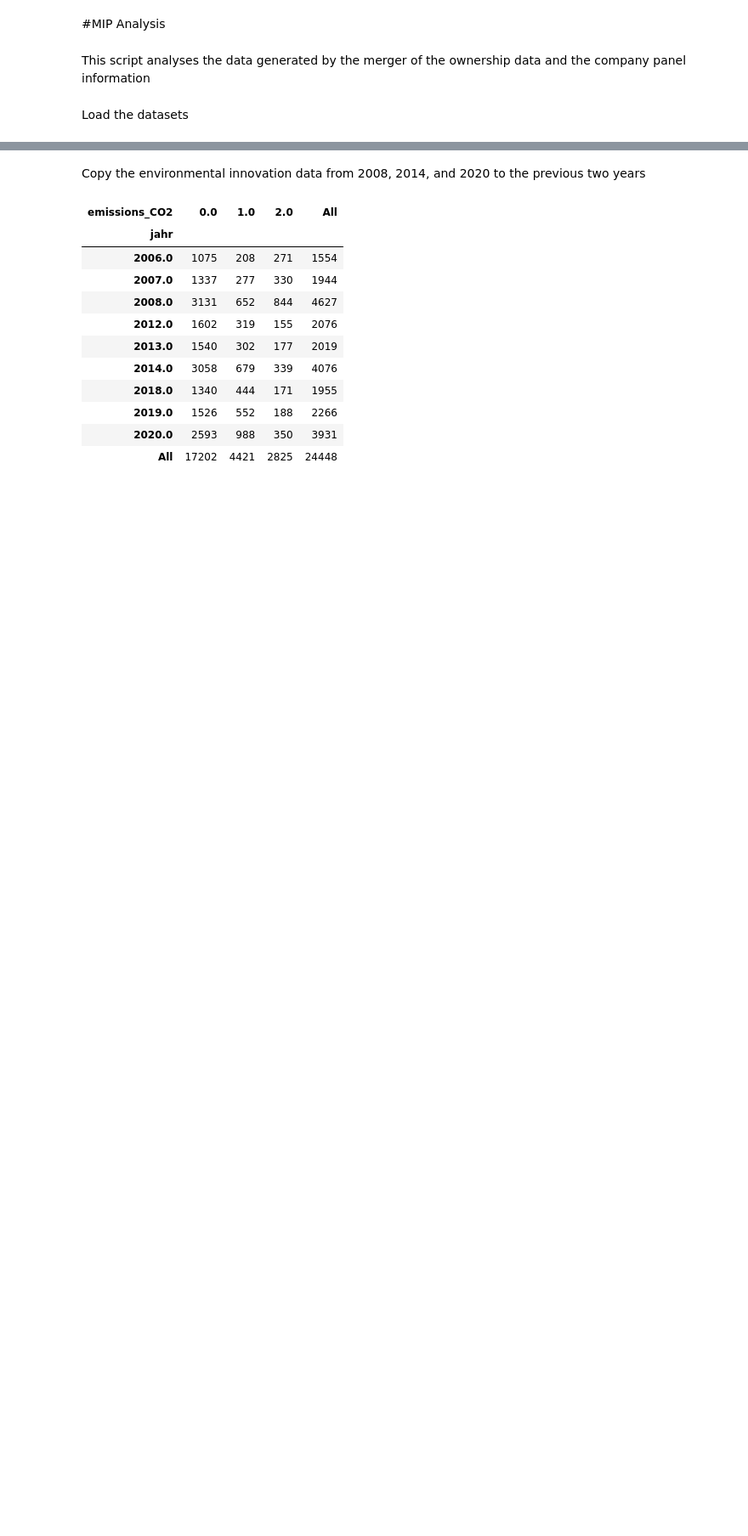
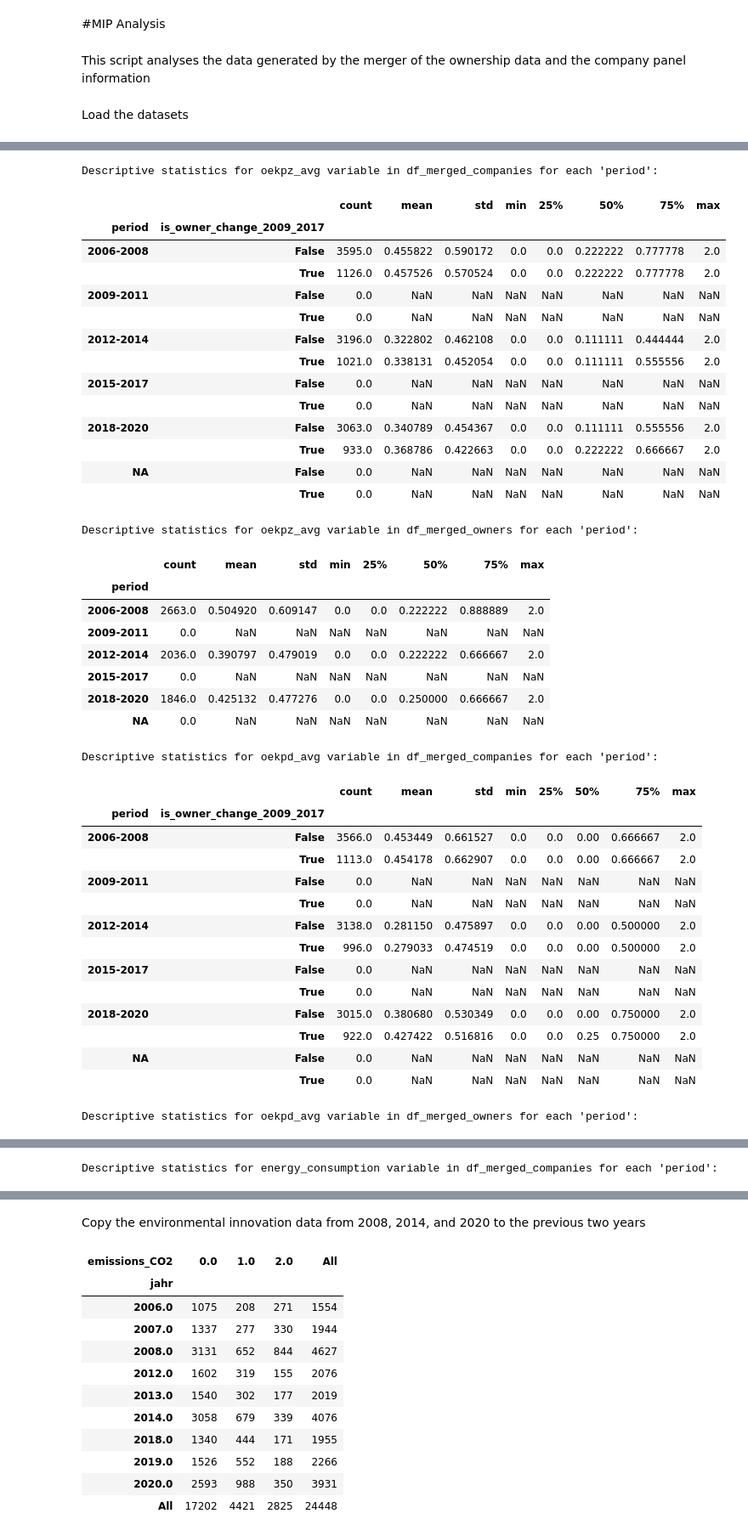
Before and after one commit to lucasanolte/bachelorarbeit, a Jupyter notebook: MIP_descriptive.ipynb, the cells around one changed output, grey strips where cells are left out. Shown at 85% size. Drawn from its saved outputs; the diff is of its cells as text; code cells hidden in the pictures; blank space fills up the shorter version.

Commit message:
descriptive stats

```diff
--- a/MIP_descriptive.ipynb
+++ b/MIP_descriptive.ipynb
@@ -15,0 +97,48 @@ df_merged_owners["period"] = np.where(df_merged_owners["jahr"] <= 2008, "2006-20
+# %%
+dependent_variables = ["oekpz_avg", "oekpd_avg", "energy_consumption", "material_use", "emissions_CO2", "emissions_other", "hazardous_material", "recycling"]
+for y in dependent_variables:
+    print("Descriptive statistics for " + y + " variable in df_merged_companies for each 'period':")
+    display(df_merged_companies.groupby(['period', 'is_owner_change_2009_2017'])[y].describe())
+    print("Descriptive statistics for " + y + " variable in df_merged_owners for each 'period':")
+    display(df_merged_owners.groupby('period')[y].describe())
+# %% [output]
+Descriptive statistics for oekpz_avg variable in df_merged_companies for each 'period':
+|  |  | count | mean | std | min | 25% | 50% | 75% | max |
+| period | is_owner_change_2009_2017 |  |  |  |  |  |  |  |  |
+| 2006-2008 | False | 3595.0 | 0.455822 | 0.590172 | 0.0 | 0.0 | 0.222222 | 0.777778 | 2.0 |
+|  | True | 1126.0 | 0.457526 | 0.570524 | 0.0 | 0.0 | 0.222222 | 0.777778 | 2.0 |
+| 2009-2011 | False | 0.0 | NaN | NaN | NaN | NaN | NaN | NaN | NaN |
+|  | True | 0.0 | NaN | NaN | NaN | NaN | NaN | NaN | NaN |
+| 2012-2014 | False | 3196.0 | 0.322802 | 0.462108 | 0.0 | 0.0 | 0.111111 | 0.444444 | 2.0 |
+|  | True | 1021.0 | 0.338131 | 0.452054 | 0.0 | 0.0 | 0.111111 | 0.555556 | 2.0 |
+| 2015-2017 | False | 0.0 | NaN | NaN | NaN | NaN | NaN | NaN | NaN |
+|  | True | 0.0 | NaN | NaN | NaN | NaN | NaN | NaN | NaN |
+| 2018-2020 | False | 3063.0 | 0.340789 | 0.454367 | 0.0 | 0.0 | 0.111111 | 0.555556 | 2.0 |
+|  | True | 933.0 | 0.368786 | 0.422663 | 0.0 | 0.0 | 0.222222 | 0.666667 | 2.0 |
+| NA | False | 0.0 | NaN | NaN | NaN | NaN | NaN | NaN | NaN |
+|  | True | 0.0 | NaN | NaN | NaN | NaN | NaN | NaN | NaN |
+Descriptive statistics for oekpz_avg variable in df_merged_owners for each 'period':
+|  | count | mean | std | min | 25% | 50% | 75% | max |
+| period |  |  |  |  |  |  |  |  |
+| 2006-2008 | 2663.0 | 0.504920 | 0.609147 | 0.0 | 0.0 | 0.222222 | 0.888889 | 2.0 |
+| 2009-2011 | 0.0 | NaN | NaN | NaN | NaN | NaN | NaN | NaN |
+| 2012-2014 | 2036.0 | 0.390797 | 0.479019 | 0.0 | 0.0 | 0.222222 | 0.666667 | 2.0 |
+| 2015-2017 | 0.0 | NaN | NaN | NaN | NaN | NaN | NaN | NaN |
+| 2018-2020 | 1846.0 | 0.425132 | 0.477276 | 0.0 | 0.0 | 0.250000 | 0.666667 | 2.0 |
+| NA | 0.0 | NaN | NaN | NaN | NaN | NaN | NaN | NaN |
+Descriptive statistics for oekpd_avg variable in df_merged_companies for each 'period':
+|  |  | count | mean | std | min | 25% | 50% | 75% | max |
+| period | is_owner_change_2009_2017 |  |  |  |  |  |  |  |  |
+| 2006-2008 | False | 3566.0 | 0.453449 | 0.661527 | 0.0 | 0.0 | 0.00 | 0.666667 | 2.0 |
+|  | True | 1113.0 | 0.454178 | 0.662907 | 0.0 | 0.0 | 0.00 | 0.666667 | 2.0 |
+| 2009-2011 | False | 0.0 | NaN | NaN | NaN | NaN | NaN | NaN | NaN |
+|  | True | 0.0 | NaN | NaN | NaN | NaN | NaN | NaN | NaN |
+| 2012-2014 | False | 3138.0 | 0.281150 | 0.475897 | 0.0 | 0.0 | 0.00 | 0.500000 | 2.0 |
+|  | True | 996.0 | 0.279033 | 0.474519 | 0.0 | 0.0 | 0.00 | 0.500000 | 2.0 |
+| 2015-2017 | False | 0.0 | NaN | NaN | NaN | NaN | NaN | NaN | NaN |
+|  | True | 0.0 | NaN | NaN | NaN | NaN | NaN | NaN | NaN |
+| 2018-2020 | False | 3015.0 | 0.380680 | 0.530349 | 0.0 | 0.0 | 0.00 | 0.750000 | 2.0 |
+|  | True | 922.0 | 0.427422 | 0.516816 | 0.0 | 0.0 | 0.25 | 0.750000 | 2.0 |
+| NA | False | 0.0 | NaN | NaN | NaN | NaN | NaN | NaN | NaN |
+|  | True | 0.0 | NaN | NaN | NaN | NaN | NaN | NaN | NaN |
+Descriptive statistics for oekpd_avg variable in df_merged_owners for each 'period':
@@ -15,0 +153 @@ df_merged_owners["period"] = np.where(df_merged_owners["jahr"] <= 2008, "2006-20
+Descriptive statistics for energy_consumption variable in df_merged_companies for each 'period':
```
Also changed, not shown: parts of 7 cells of this notebook.
